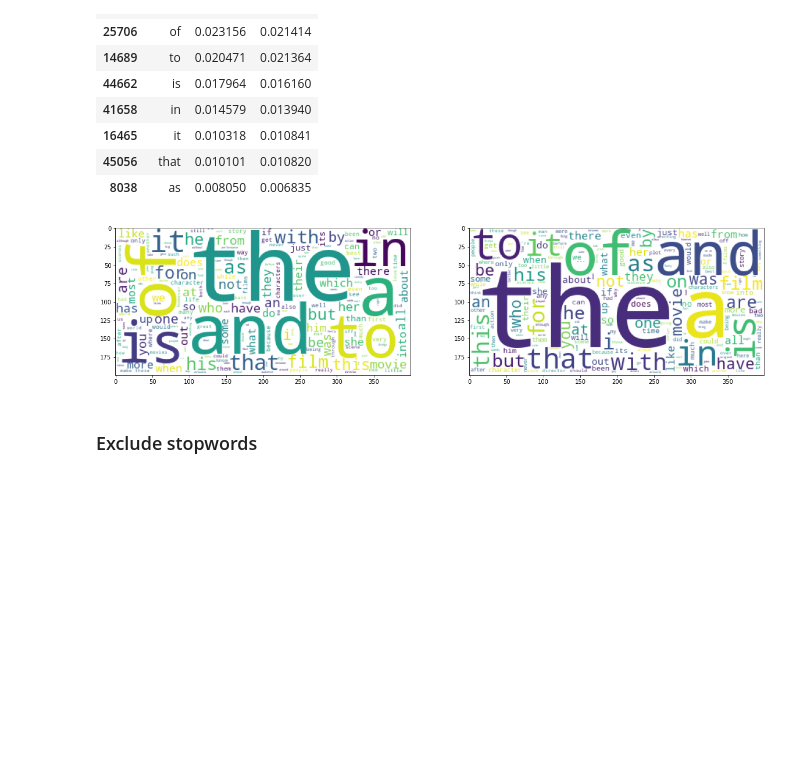
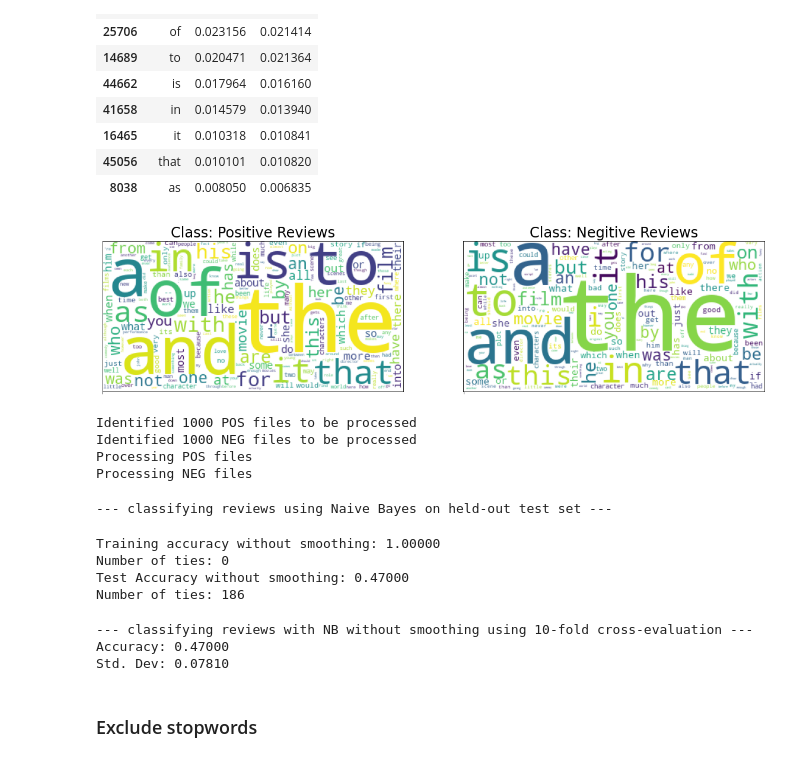
Before and after one commit to thatscotdatasci/MLMI13, a Jupyter notebook: practical.ipynb, the cells around one changed output. Saved outputs shown, nothing was run; the diff lists cells and outputs as text; code cells hidden in the pictures; blank space fills up the shorter version.

```diff
--- a/practical.ipynb
+++ b/practical.ipynb
@@ -21,6 +22,8 @@ from Statistics import SignTest
 from Classifiers import NaiveBayesText, SVMText
 from Extensions import SVMDoc2Vec
 from Constants import PUNCTUATION
+# %%
+plt.rc('font', size=20)
 # %%
 # whether to use corpus pickles
 use_pickles = True
@@ -240,4 +260,9 @@ for i, sent in enumerate(['POS', 'NEG']):
     nb_word_freq_top_dict = nb_word_freq_top[['word', sent]].set_index('word').to_dict()[sent]
     wordcloud = WordCloud(background_color='white', collocations=False).generate_from_frequencies(nb_word_freq_top_dict)
     ax[i].imshow(wordcloud)
+    ax[i].set_title(f'Class: {sent.title()}itive Reviews')
+    ax[i].set_xticks([0])
+    ax[i].set_xticklabels([])
+    ax[i].set_yticks([])
+fig.savefig(os.path.join(plot_dir, 'nb_frequency_wordcloud.jpeg'), pad_inches=0.2, bbox_inches='tight')
 # %% [output]
@@ -292,13 +317,53 @@ nb_word_freq_punct.sort_values('NEG', ascending=False).head(10)
 # %%
 fig, ax = plt.subplots(1, 2, figsize=(20,10))
 
 for i, sent in enumerate(['POS', 'NEG']):
     nb_word_freq_top = nb_word_freq_punct.sort_values(sent, ascending=False)
     nb_word_freq_top_dict = nb_word_freq_top[['word', sent]].set_index('word').to_dict()[sent]
     wordcloud = WordCloud(background_color='white', collocations=False).generate_from_frequencies(nb_word_freq_top_dict)
     ax[i].imshow(wordcloud)
+    ax[i].set_title(f'Class: {sent.title()}itive Reviews')
+    ax[i].set_xticks([0])
+    ax[i].set_xticklabels([])
+    ax[i].set_yticks([])
+fig.savefig(os.path.join(plot_dir, 'nb_frequency_punct_wordcloud.jpeg'), pad_inches=0.2, bbox_inches='tight')
 # %% [output]
-[figure, old version]
+[figure, new version]
+# %%
+corpus_punct=MovieReviewCorpus(stemming=False,allowed_vocab=set(nb_word_freq_punct['word'].unique()))
+# %% [output]
+Identified 1000 POS files to be processed
+Identified 1000 NEG files to be processed
+Processing POS files
+Processing NEG files
+# %%
+print("--- classifying reviews using Naive Bayes on held-out test set ---")
+NB=NaiveBayesText(smoothing=False,bigrams=False,trigrams=False,discard_closed_class=False)
+NB.train(corpus_punct.train)
+NB.test(corpus_punct.train, verbose=False)
+print(f"Training accuracy without smoothing: {NB.getAccuracy():.5f}")
+print(f"Number of ties: {NB.ties}")
+NB.test(corpus_punct.test, verbose=False)
+print(f"Test Accuracy without smoothing: {NB.getAccuracy():.5f}")
+print(f"Number of ties: {NB.ties}")
+# %% [output]
+--- classifying reviews using Naive Bayes on held-out test set ---
+Training accuracy without smoothing: 1.00000
+Number of ties: 0
+Test Accuracy without smoothing: 0.47000
+Number of ties: 186
+# %%
+print("--- classifying reviews with NB without smoothing using 10-fold cross-evaluation ---")
+# using previous instantiated object
+NB.crossValidate(corpus_punct)
+# store predictions from classifier
+nb_non_smoothed_punct_preds=NB.predictions
+print(f"Accuracy: {NB.getAccuracy():.5f}")
+print(f"Std. Dev: {NB.getStdDeviation():.5f}")
+# %% [output]
+--- classifying reviews with NB without smoothing using 10-fold cross-evaluation ---
+Accuracy: 0.47000
+Std. Dev: 0.07810
 # %% [markdown]
 ### Exclude stopwords
 # %%
```
Also changed, not shown: parts of 26 cells of this notebook.
